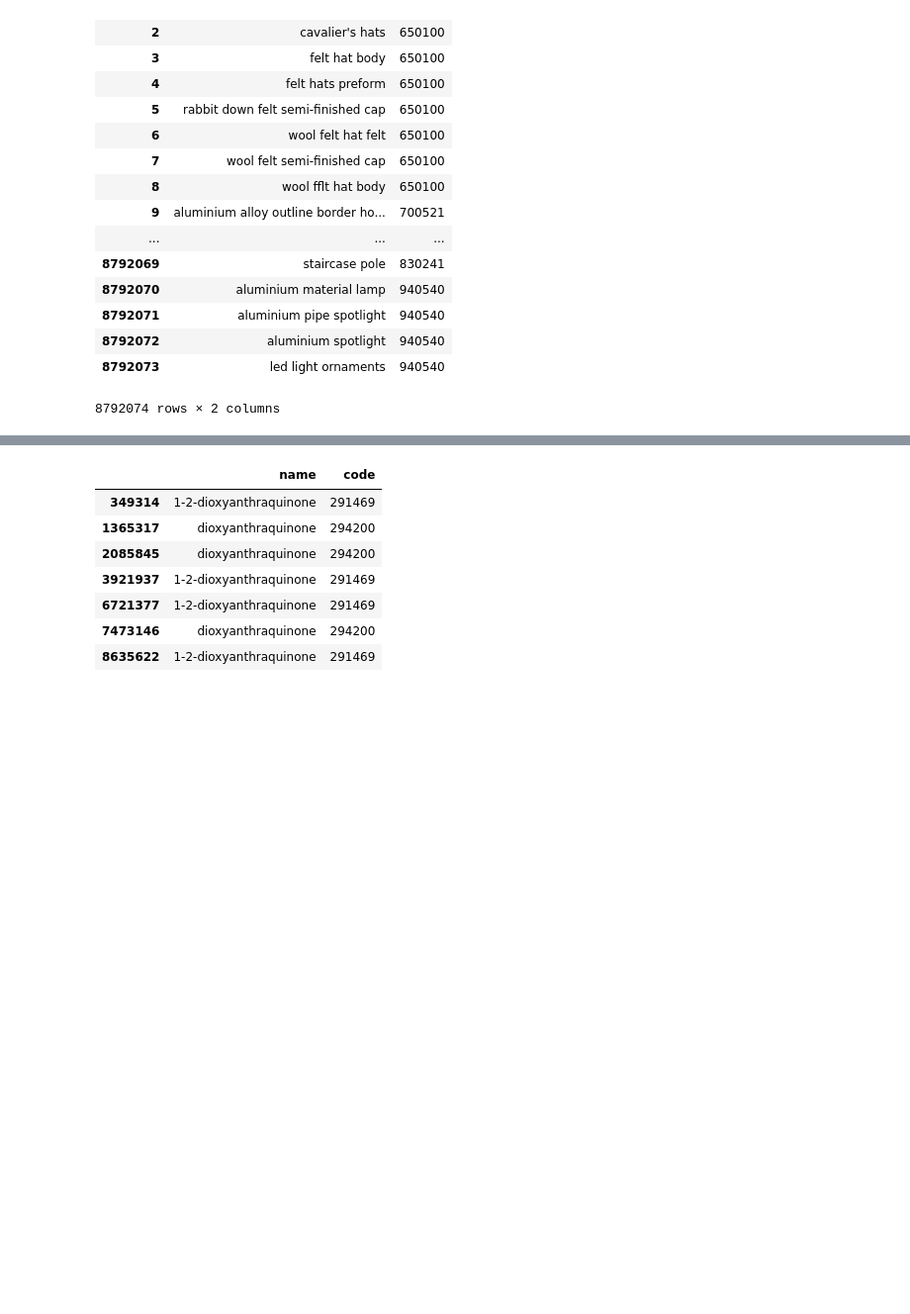
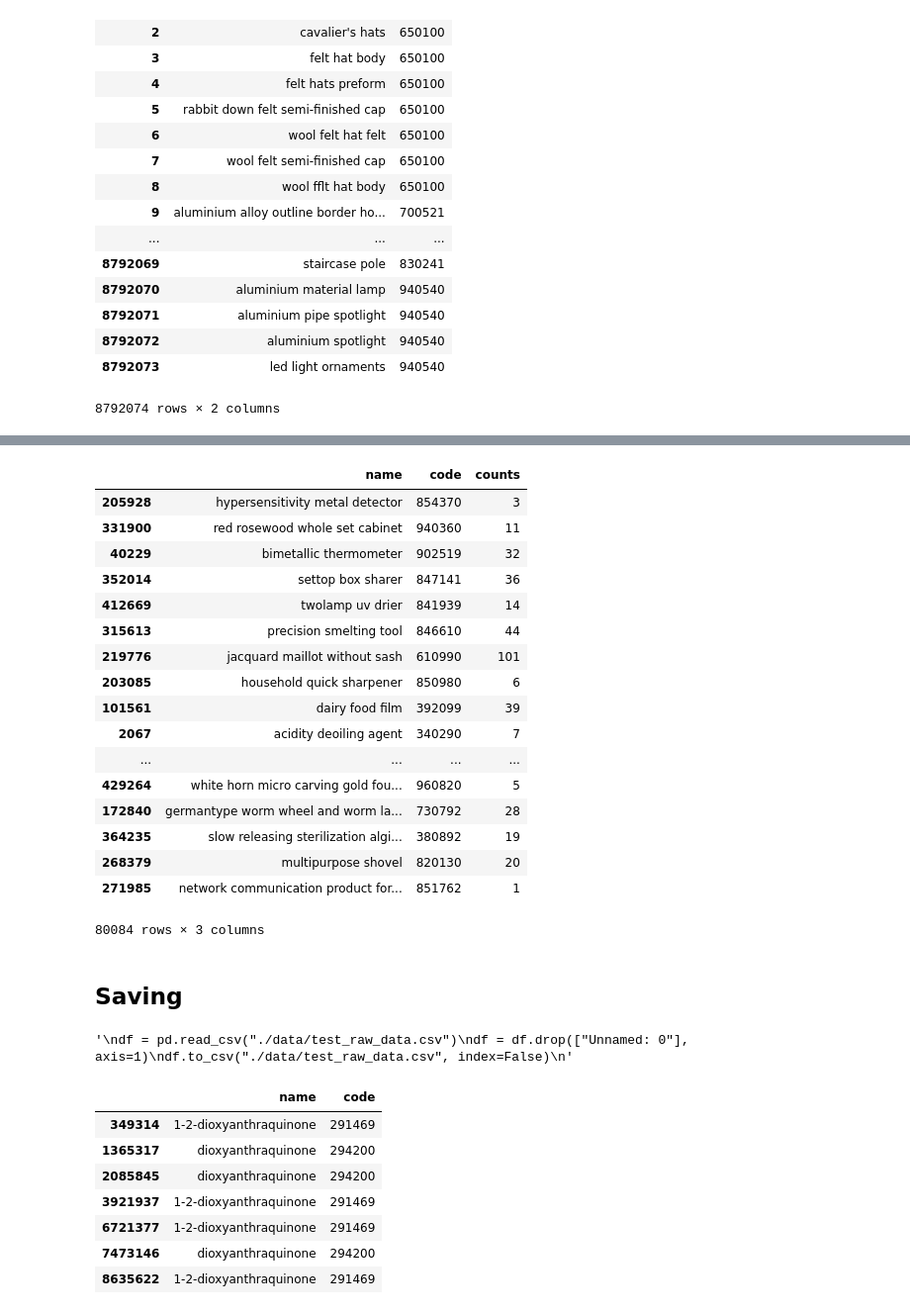
Before and after one commit to yiyc-kr/pandas-modules, a Jupyter notebook: pandas_study.ipynb, the cells around one changed output, grey strips where cells are left out. Shown: that part at 99% size. Cells and saved outputs as stored; diff of their text form; code cells hidden in the pictures; blank space fills up the shorter version.

```diff
--- a/pandas_study.ipynb
+++ b/pandas_study.ipynb
@@ -82,0 +192,21 @@ df2
+# %%
+test
+# %% [output]
+|  | name | code | counts |
+| 205928 | hypersensitivity metal detector | 854370 | 3 |
+| 331900 | red rosewood whole set cabinet | 940360 | 11 |
+| 40229 | bimetallic thermometer | 902519 | 32 |
+| 352014 | settop box sharer | 847141 | 36 |
+| 412669 | twolamp uv drier | 841939 | 14 |
+| 315613 | precision smelting tool | 846610 | 44 |
+| 219776 | jacquard maillot without sash | 610990 | 101 |
+| 203085 | household quick sharpener | 850980 | 6 |
+| 101561 | dairy food film | 392099 | 39 |
+| 2067 | acidity deoiling agent | 340290 | 7 |
+| ... | ... | ... | ... |
+| 429264 | white horn micro carving gold fou... | 960820 | 5 |
+| 172840 | germantype worm wheel and worm la... | 730792 | 28 |
+| 364235 | slow releasing sterilization algi... | 380892 | 19 |
+| 268379 | multipurpose shovel | 820130 | 20 |
+| 271985 | network communication product for... | 851762 | 1 |
+80084 rows × 3 columns
@@ -83,3 +217,14 @@ df2
+# %% [markdown]
+## Saving
+# %%
+# Delete one column and save
+'''
+df = pd.read_csv("./data/test_raw_data.csv")
+df = df.drop(["Unnamed: 0"], axis=1)
+df.to_csv("./data/test_raw_data.csv", index=False)
+'''
+# %% [output]
+'\ndf = pd.read_csv("./data/test_raw_data.csv")\ndf = df.drop(["Unnamed: 0"], axis=1)\ndf.to_csv("./data/test_raw_data.csv", index=False)\n'
 # %%
 # For test
 # df2.loc[df2["name"].str.contains("dioxyanth", na=False)]
```
Also changed, not shown: parts of 16 cells of this notebook.
